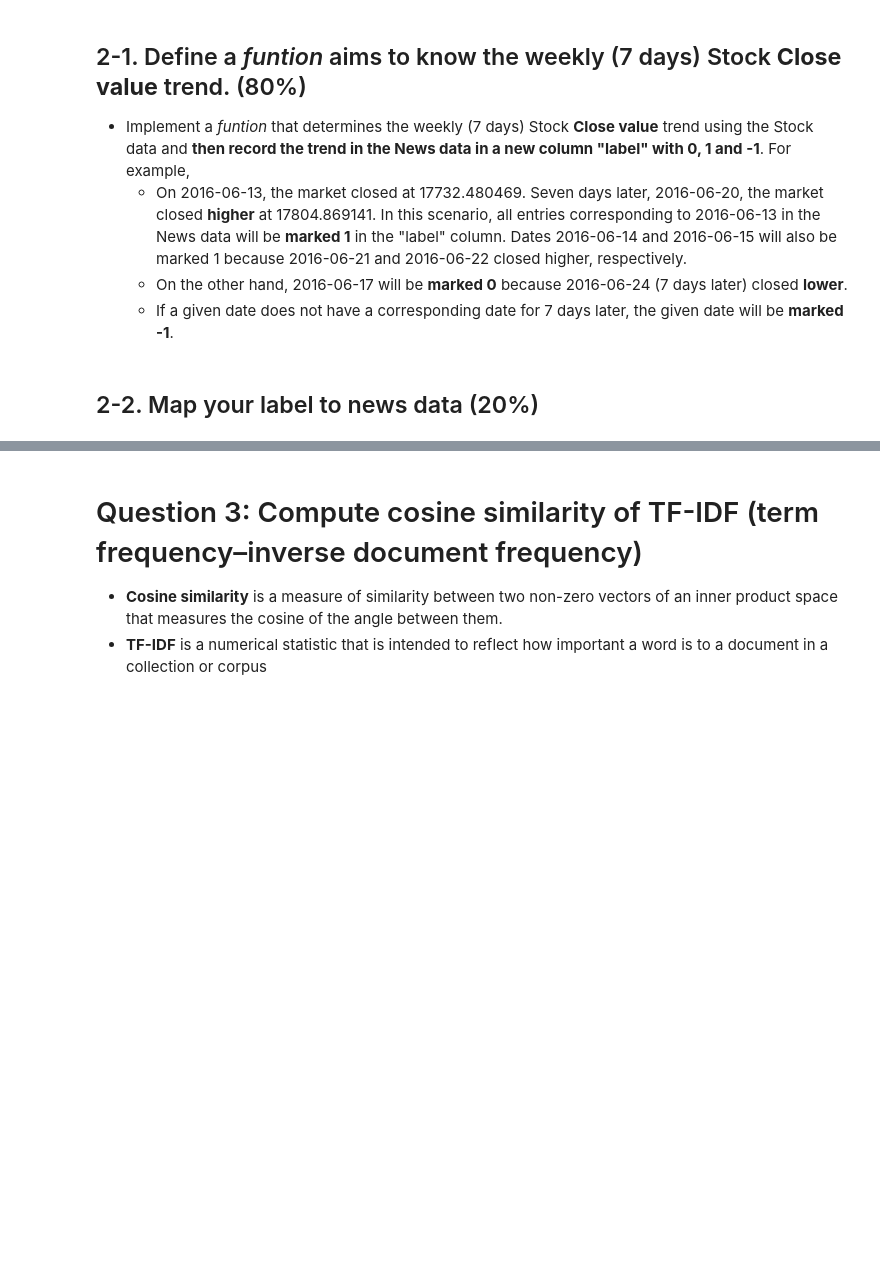
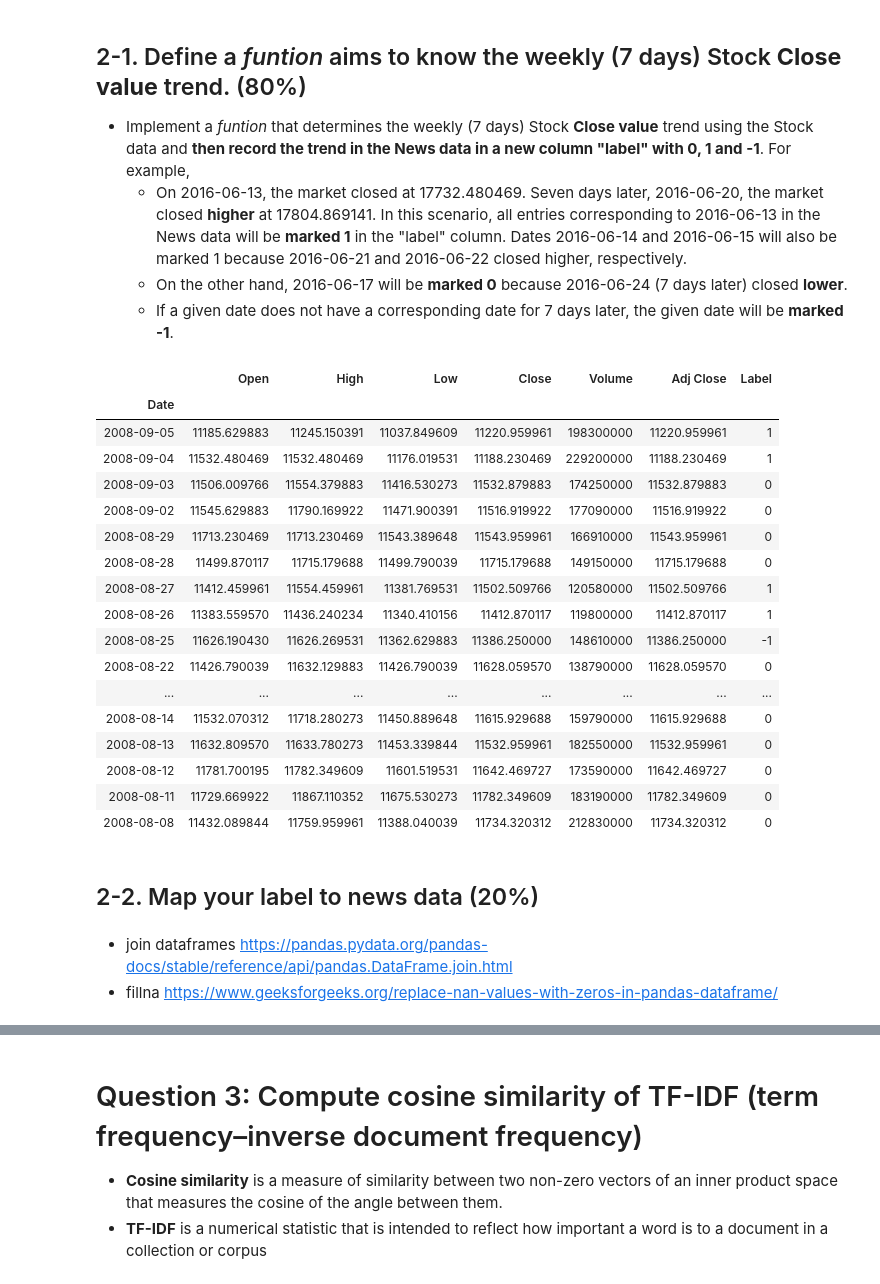
Before and after one commit to weberlu88/2021-Spring-NCU-MIS-DSML, a Jupyter notebook: pre test/Copy_106403551_of_Data_Science_and_Machine_Learning_pretest_v21_02.ipynb, the cells around one changed output, grey strips where cells are left out. Saved outputs shown, nothing was run; the diff lists cells and outputs as text; code cells hidden in the pictures; blank space fills up the shorter version.

```diff
--- a/pre test/Copy_106403551_of_Data_Science_and_Machine_Learning_pretest_v21_02.ipynb
+++ b/pre test/Copy_106403551_of_Data_Science_and_Machine_Learning_pretest_v21_02.ipynb
@@ -232,7 +241,7 @@ stock_df.head(15)
   - If a given date does not have a corresponding date for 7 days later, the given date will be **marked -1**.
 # %%
 import datetime
-def label():
+def label(date, close):
   '''
   please answer here, you can add any parameters if you want.
   but don't import other libraries, this notebook already prepared the libraries which all you need !
@@ -241,12 +250,57 @@ def label():
     2. Program Logic (10%)
     3. Creativity (10%)
   '''
+  date_7d = date + pd.Timedelta(7, unit="d")
+
+  try:
+    # find 7 days later, mark rises(1) and falls(0)
+    close_7d = stock_df.loc[date_7d]['Close']
+    price_delta = close_7d - close
+    # print(str(date)+" -> "+str(date_7d)+", delta= "+str(price_delta))
+    return 1 if (price_delta > 0) else 0
+
+  except:
+    # there's no closing value 7 days later, mark as NaN (-1)
+    # print("except: "+str(date_7d.date()))
+    return -1
 # %%
 '''
 than apply your defined function on stock_df here.
 return results store into a new columns name "Label"
 
 '''
+label_lst = []
+for index, row in stock_df.iterrows():
+    label_lst.append(label(index, row['Close']))
+    # print(index, row['Close'])
+
+# label_lst
+# stock_df
+# %%
+stock_df['Label'] = label_lst
+stock_df.tail(20)
+# %% [output]
+|  | Open | High | Low | Close | Volume | Adj Close | Label |
+| Date |  |  |  |  |  |  |  |
+| 2008-09-05 | 11185.629883 | 11245.150391 | 11037.849609 | 11220.959961 | 198300000 | 11220.959961 | 1 |
+| 2008-09-04 | 11532.480469 | 11532.480469 | 11176.019531 | 11188.230469 | 229200000 | 11188.230469 | 1 |
+| 2008-09-03 | 11506.009766 | 11554.379883 | 11416.530273 | 11532.879883 | 174250000 | 11532.879883 | 0 |
+| 2008-09-02 | 11545.629883 | 11790.169922 | 11471.900391 | 11516.919922 | 177090000 | 11516.919922 | 0 |
+| 2008-08-29 | 11713.230469 | 11713.230469 | 11543.389648 | 11543.959961 | 166910000 | 11543.959961 | 0 |
+| 2008-08-28 | 11499.870117 | 11715.179688 | 11499.790039 | 11715.179688 | 149150000 | 11715.179688 | 0 |
+| 2008-08-27 | 11412.459961 | 11554.459961 | 11381.769531 | 11502.509766 | 120580000 | 11502.509766 | 1 |
+| 2008-08-26 | 11383.559570 | 11436.240234 | 11340.410156 | 11412.870117 | 119800000 | 11412.870117 | 1 |
+| 2008-08-25 | 11626.190430 | 11626.269531 | 11362.629883 | 11386.250000 | 148610000 | 11386.250000 | -1 |
+| 2008-08-22 | 11426.790039 | 11632.129883 | 11426.790039 | 11628.059570 | 138790000 | 11628.059570 | 0 |
+| ... | ... | ... | ... | ... | ... | ... | ... |
+| 2008-08-14 | 11532.070312 | 11718.280273 | 11450.889648 | 11615.929688 | 159790000 | 11615.929688 | 0 |
+| 2008-08-13 | 11632.809570 | 11633.780273 | 11453.339844 | 11532.959961 | 182550000 | 11532.959961 | 0 |
+| 2008-08-12 | 11781.700195 | 11782.349609 | 11601.519531 | 11642.469727 | 173590000 | 11642.469727 | 0 |
+| 2008-08-11 | 11729.669922 | 11867.110352 | 11675.530273 | 11782.349609 | 183190000 | 11782.349609 | 0 |
+| 2008-08-08 | 11432.089844 | 11759.959961 | 11388.040039 | 11734.320312 | 212830000 | 11734.320312 | 0 |
 # %% [markdown]
 ## 2-2. Map your label to news data (20%)
+# %% [markdown]
+- join dataframes https://pandas.pydata.org/pandas-docs/stable/reference/api/pandas.DataFrame.join.html
+- fillna https://www.geeksforgeeks.org/replace-nan-values-with-zeros-in-pandas-dataframe/
 # %%
```
Also changed, not shown: parts of 7 cells of this notebook, 2 other files.
